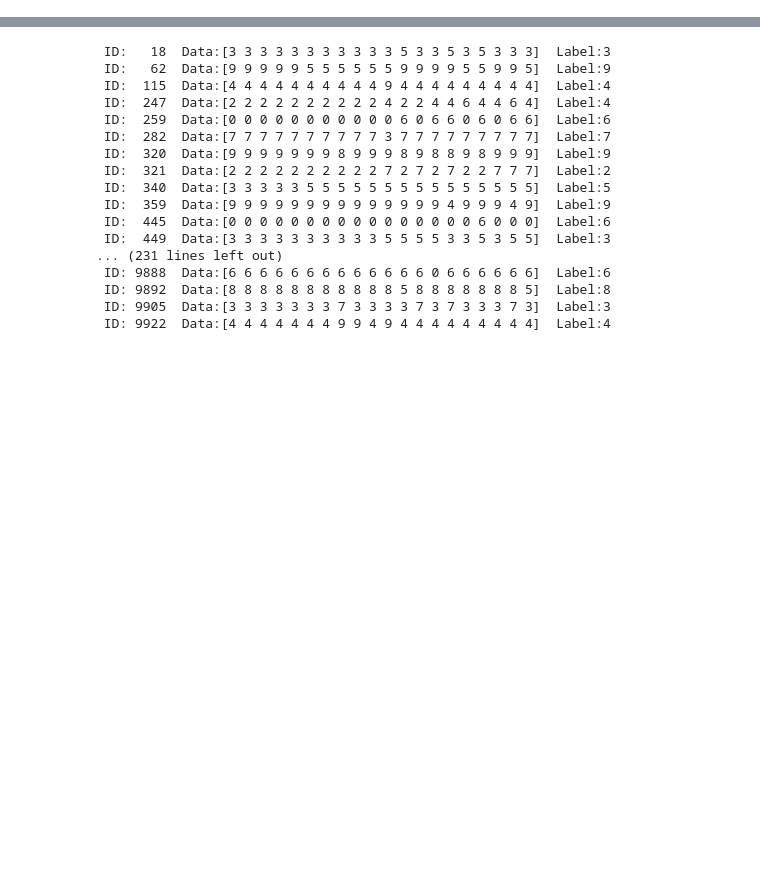
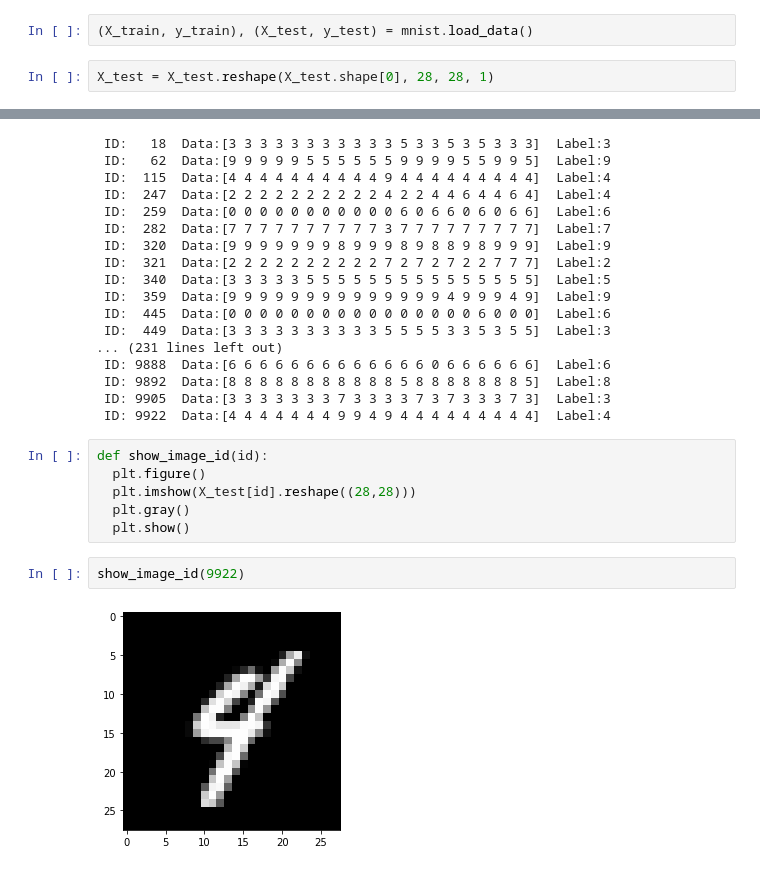
Before and after one commit to SaeidShamsaliei/worksheets-examples, a Jupyter notebook: Evaluation_2.ipynb, the cells around one changed output, grey strips where cells are left out. Cells and saved outputs as stored; diff of their text form; blank space fills up the shorter version.

```diff
--- a/Evaluation_2.ipynb
+++ b/Evaluation_2.ipynb
@@ -15,0 +19,4 @@ import matplotlib.pyplot as plt
+# %%
+(X_train, y_train), (X_test, y_test) = mnist.load_data()
+# %%
+X_test = X_test.reshape(X_test.shape[0], 28, 28, 1)
@@ -236,3 +226,13 @@ show_resutl(coda_arr, test_labels, coda_label, 2)
  ID: 9892  Data:[8 8 8 8 8 8 8 8 8 8 8 5 8 8 8 8 8 8 8 5]  Label:8
  ID: 9905  Data:[3 3 3 3 3 3 3 7 3 3 3 3 7 3 7 3 3 3 7 3]  Label:3
  ID: 9922  Data:[4 4 4 4 4 4 4 9 9 4 9 4 4 4 4 4 4 4 4 4]  Label:4
+# %%
+def show_image_id(id):
+  plt.figure()
+  plt.imshow(X_test[id].reshape((28,28)))
+  plt.gray()
+  plt.show()
+# %%
+show_image_id(9922)
+# %% [output]
+[figure, added]
```
Also changed, not shown: parts of 5 cells of this notebook.
